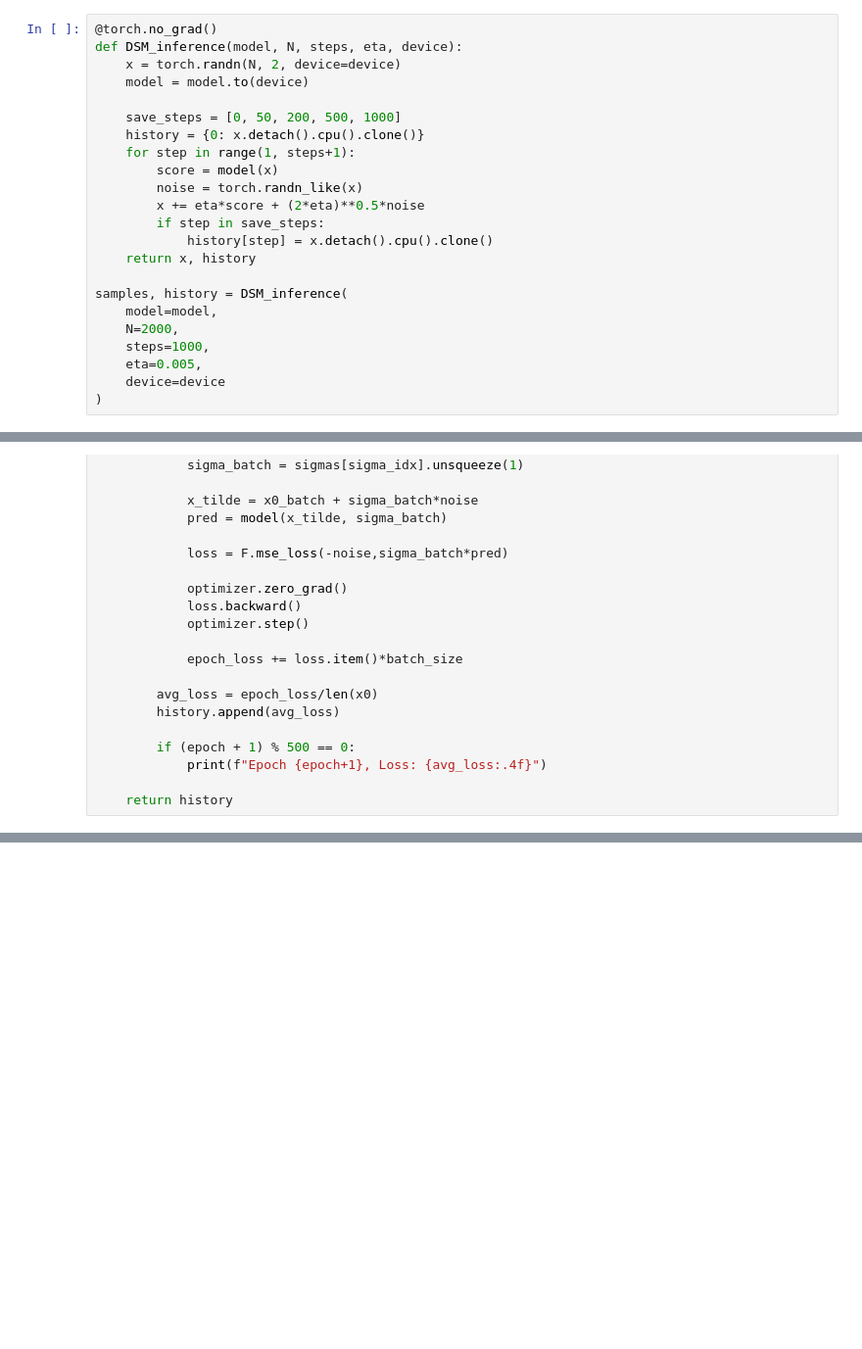
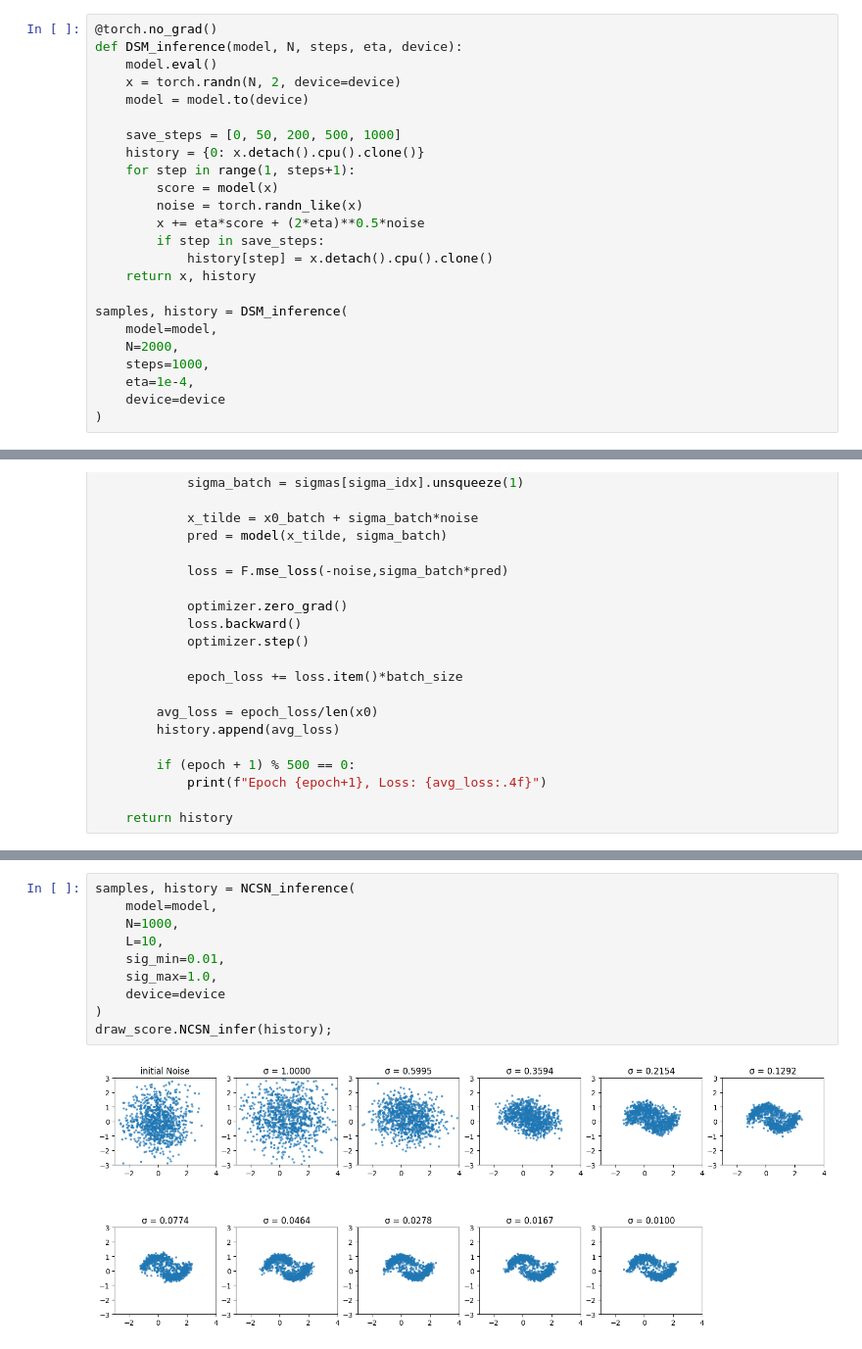
Before and after one commit to WhiteEyeBlackCat/generative-modeling-from-scratch, a Jupyter notebook: score_matching/score.ipynb, the cells around one changed output, grey strips where cells are left out. Shown at 98% size. Drawn from its saved outputs; the diff is of its cells as text; blank space fills up the shorter version.

```diff
--- a/score_matching/score.ipynb
+++ b/score_matching/score.ipynb
@@ -135,6 +135,7 @@ draw_score.score_field(model, x0, sigma)
 # %%
 @torch.no_grad()
 def DSM_inference(model, N, steps, eta, device):
+    model.eval()
     x = torch.randn(N, 2, device=device)
     model = model.to(device)
 
@@ -152,7 +153,7 @@ samples, history = DSM_inference(
     model=model,
     N=2000,
     steps=1000,
-    eta=0.005,
+    eta=1e-4,
     device=device
 )
 # %%
@@ -283,0 +302,12 @@ draw_score.score_field(model,x0,sigma=0.1)
+# %%
+samples, history = NCSN_inference(
+    model=model,
+    N=1000,
+    L=10,
+    sig_min=0.01,
+    sig_max=1.0,
+    device=device
+)
+draw_score.NCSN_infer(history);
+# %% [output]
+[figure, added]
```
Also changed, not shown: parts of 8 cells of this notebook, 1 other file.
